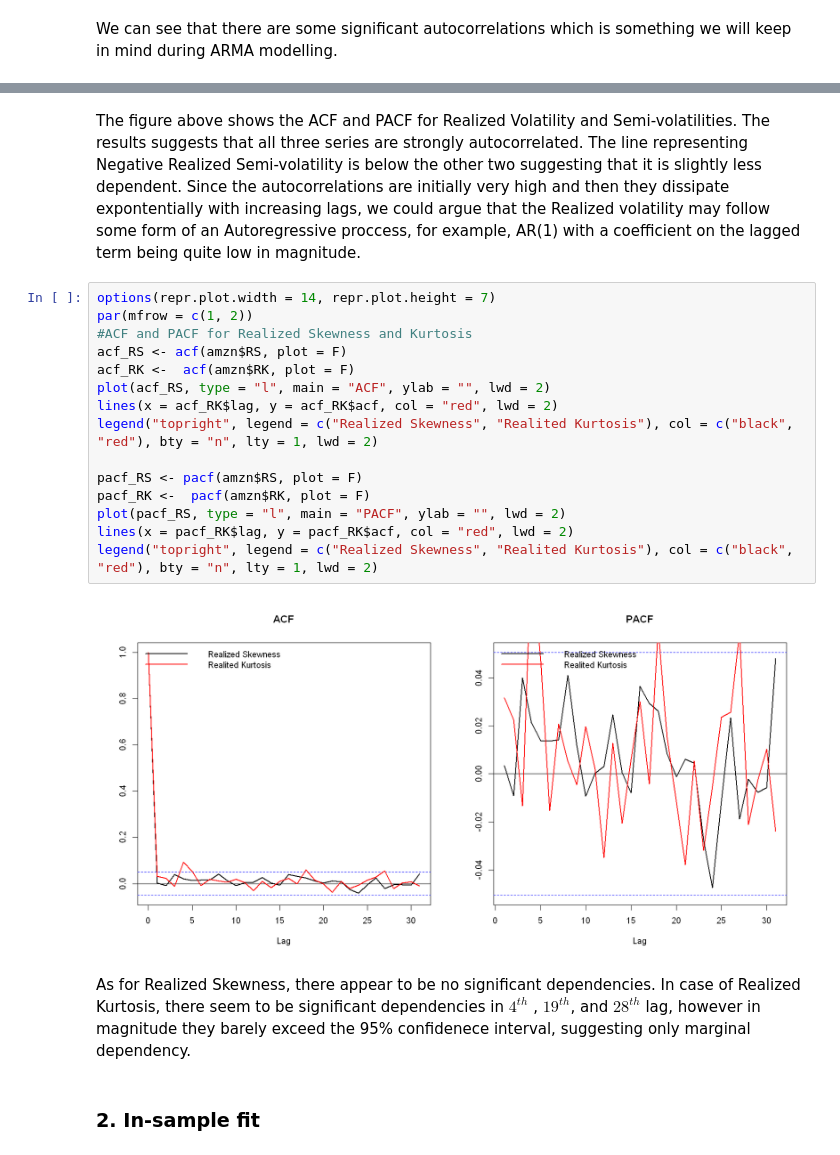
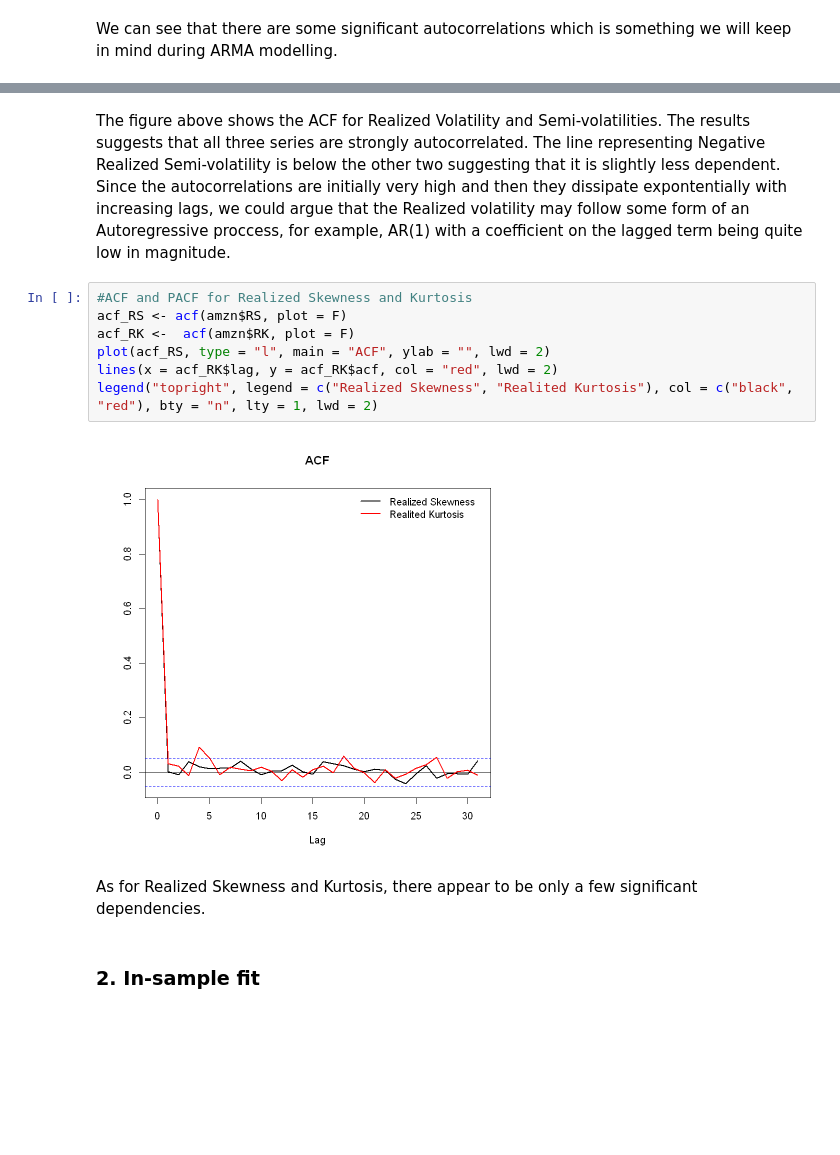
Before and after one commit to JanK0095/Financial-Econometrics-Course-Projects, a Jupyter notebook: Final project/FEI_Emprical_project_Kubal_Mattanelli.ipynb, the cells around one changed output, grey strips where cells are left out. Saved outputs shown, nothing was run; the diff lists cells and outputs as text; blank space fills up the shorter version.

```diff
--- a/Final project/FEI_Emprical_project_Kubal_Mattanelli.ipynb
+++ b/Final project/FEI_Emprical_project_Kubal_Mattanelli.ipynb
@@ -139,24 +130,16 @@ legend("topleft", legend = c("Realized Volatility", "Positive Realized Semi-vola
 # %% [markdown]
-The figure above shows the ACF and PACF for Realized Volatility and Semi-volatilities. The results suggests that all three series are strongly autocorrelated. The line representing Negative Realized Semi-volatility is below the other two suggesting that it is slightly less dependent. Since the autocorrelations are initially very high and then they dissipate expontentially with increasing lags, we could argue that the Realized volatility may follow some form of an Autoregressive proccess, for example, AR(1) with a coefficient on the lagged term being quite low in magnitude.
+The figure above shows the ACF for Realized Volatility and Semi-volatilities. The results suggests that all three series are strongly autocorrelated. The line representing Negative Realized Semi-volatility is below the other two suggesting that it is slightly less dependent. Since the autocorrelations are initially very high and then they dissipate expontentially with increasing lags, we could argue that the Realized volatility may follow some form of an Autoregressive proccess, for example, AR(1) with a coefficient on the lagged term being quite low in magnitude.
 # %%
-options(repr.plot.width = 14, repr.plot.height = 7)
-par(mfrow = c(1, 2))
 #ACF and PACF for Realized Skewness and Kurtosis
 acf_RS <- acf(amzn$RS, plot = F)
 acf_RK <-  acf(amzn$RK, plot = F)
 plot(acf_RS, type = "l", main = "ACF", ylab = "", lwd = 2)
 lines(x = acf_RK$lag, y = acf_RK$acf, col = "red", lwd = 2)
 legend("topright", legend = c("Realized Skewness", "Realited Kurtosis"), col = c("black", "red"), bty = "n", lty = 1, lwd = 2)
-
-pacf_RS <- pacf(amzn$RS, plot = F)
-pacf_RK <-  pacf(amzn$RK, plot = F)
-plot(pacf_RS, type = "l", main = "PACF", ylab = "", lwd = 2)
-lines(x = pacf_RK$lag, y = pacf_RK$acf, col = "red", lwd = 2)
-legend("topright", legend = c("Realized Skewness", "Realited Kurtosis"), col = c("black", "red"), bty = "n", lty = 1, lwd = 2)
 # %% [output]
-[figure, old version]
+[figure, new version]
-# %% [markdown]
-As for Realized Skewness, there appear to be no significant dependencies. In case of Realized Kurtosis, there seem to be significant dependencies in $4^{th}$ , $19^{th}$, and $28^{th}$ lag, however in magnitude they barely exceed the 95% confidenece interval, suggesting only marginal dependency.
+# %% [markdown]
+As for Realized Skewness and Kurtosis, there appear to be only a few significant dependencies.
 # %% [markdown]
 ### 2. In-sample fit
 # %% [markdown]
```
Also changed, not shown: parts of 61 cells of this notebook, 1 other file.
